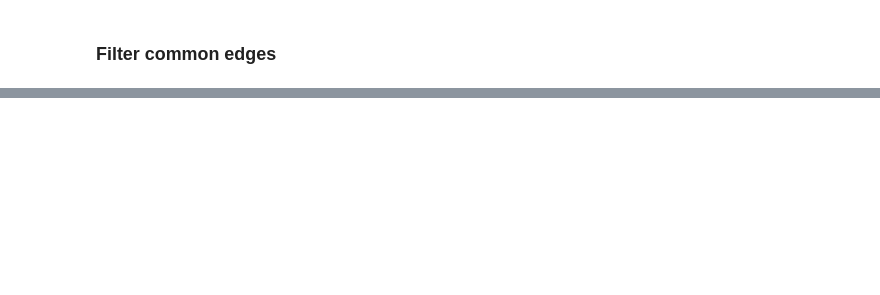
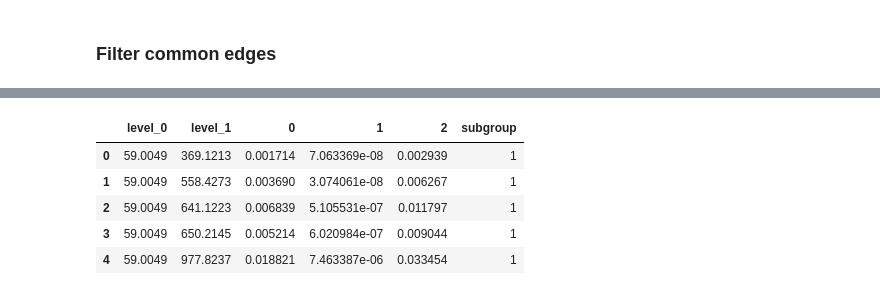
Before and after one commit to win7/GNN_Unsupervised, a Jupyter notebook: processing.ipynb, the cells around one changed output, grey strips where cells are left out. Saved outputs shown, nothing was run; the diff lists cells and outputs as text; code cells hidden in the pictures; blank space fills up the shorter version.

```diff
--- a/processing.ipynb
+++ b/processing.ipynb
@@ -109,0 +91,3 @@ time: 5.33 s (started: 2023-05-21 14:17:21 -05:00)
+# %%
+df_edge_embeddings_concat = pd.read_csv("output/edge_embeddings/edge-embeddings_concat_{}_{}_{}_{}.csv".format(groups_id[0], method, dimension, "L2"), index_col=[0, 1])
+df_edge_embeddings_concat.head()
@@ -141,9 +126,16 @@ time: 441 µs (started: 2023-05-21 14:20:13 -05:00)
 # %%
-# Outlier detection
+# Outlier detection (HDBSCAN)
+""" df_edge_embeddings_concat = pd.read_csv("output/edge_embeddings/edge-embeddings_concat_{}_{}_{}_{}.csv".format(group, method, dimension, "L2"), index_col=[0, 1])
 
-for dimension in tqdm(dimensions):
-    df_edge_embeddings_join = pd.read_csv("{}/output_{}/edge_embeddings_join/{}_edge-embeddings_join_{}_{}.csv".format(dir, method, group[0], dimension, "L2"), index_col=0)
+X_train = df_edge_embeddings_concat.iloc[:, :-1]
+clusterer = hdbscan.HDBSCAN(min_cluster_size=100, core_dist_n_jobs=-1).fit(X_train)
 
-    X_train = df_edge_embeddings_join.iloc[:, :-1]
-    clusterer = hdbscan.HDBSCAN(min_cluster_size=100, core_dist_n_jobs=-1).fit(X_train)
+threshold = pd.Series(clusterer.outlier_scores_).quantile(0.9)
+outliers = np.where(clusterer.outlier_scores_ > threshold)[0]
+print(len(outliers))
+outliers
+
+inliers = np.setdiff1d(np.arange(len(df_edge_embeddings_concat)), outliers)
+print(len(inliers))
+inliers """
 # %% [output]
@@ -168,0 +143,22 @@ time: 169 ms (started: 2023-05-21 14:30:38 -05:00)
+# %%
+# outlier detection (ECOD)
+dict_df_edge_embeddings_concat_outlier = {}
+dict_df_edge_embeddings_concat_filter = {}
+
+for group in tqdm(groups_id):
+    df_edge_embeddings_concat = pd.read_csv("output/edge_embeddings/edge-embeddings_concat_{}_{}_{}_{}.csv".format(group, method, dimension, "L2"), index_col=[0, 1])
+
+    X_train = df_edge_embeddings_concat.iloc[:, :-1]
+
+    clf = ECOD()
+    clf.fit(X_train)
+
+    X_train["labels"] = clf.labels_ # binary labels (0: inliers, 1: outliers)
+
+    df_edge_embeddings_concat_filter = df_edge_embeddings_concat.copy()
+    df_edge_embeddings_concat_filter["labels"] = clf.labels_
+    df_edge_embeddings_concat_filter = df_edge_embeddings_concat_filter[df_edge_embeddings_concat_filter["labels"] == 0]
+    df_edge_embeddings_concat_filter = df_edge_embeddings_concat_filter.iloc[:, :-1]
+
+    dict_df_edge_embeddings_concat_outlier[group] = X_train
+    dict_df_edge_embeddings_concat_filter[group] = df_edge_embeddings_concat_filter
@@ -763,0 +220,10 @@ time: 752 ms (started: 2023-05-21 14:37:34 -05:00)
+# %%
+df_edge_embeddings_concat_filter = dict_df_edge_embeddings_concat_filter[groups_id[0]]
+df_edge_embeddings_concat_filter.head()
+# %% [output]
+|  | level_0 | level_1 | 0 | 1 | 2 | subgroup |
+| 0 | 59.0049 | 369.1213 | 0.001714 | 7.063369e-08 | 0.002939 | 1 |
+| 1 | 59.0049 | 558.4273 | 0.003690 | 3.074061e-08 | 0.006267 | 1 |
+| 2 | 59.0049 | 641.1223 | 0.006839 | 5.105531e-07 | 0.011797 | 1 |
+| 3 | 59.0049 | 650.2145 | 0.005214 | 6.020984e-07 | 0.009044 | 1 |
+| 4 | 59.0049 | 977.8237 | 0.018821 | 7.463387e-06 | 0.033454 | 1 |
```
Also changed, not shown: parts of 61 cells of this notebook, 8 other files.
